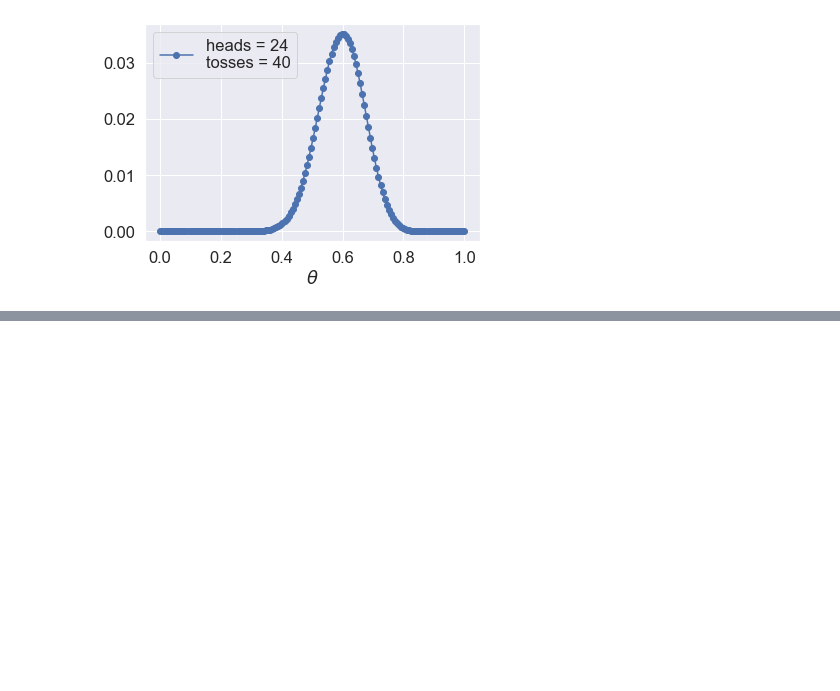
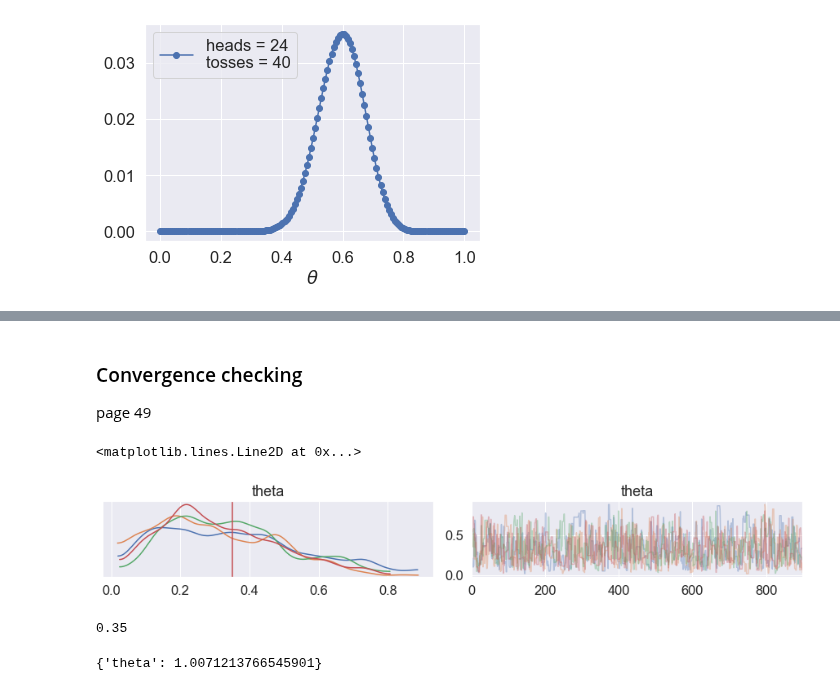
Before and after one commit to balarsen/pymc_learning, a Jupyter notebook: BayesianAnalysisWithPython/Coin Flip.ipynb, the cells around one changed output, grey strips where cells are left out. Drawn from its saved outputs; the diff is of its cells as text; code cells hidden in the pictures; blank space fills up the shorter version.

```diff
--- a/BayesianAnalysisWithPython/Coin Flip.ipynb
+++ b/BayesianAnalysisWithPython/Coin Flip.ipynb
@@ -103,0 +133,19 @@ plt.legend(loc=0)
+# %% [markdown]
+### Convergence checking
+page 49
+# %%
+burnin = 100
+chain = trace[burnin:]
+ax = pm.traceplot(chain, lines={'theta':theta_real});
+ax[0][0].axvline(theta_real, c='r')
+# %% [output]
+<matplotlib.lines.Line2D at 0x...>
+[figure, added]
+# %%
+theta_real
+# %% [output]
+0.35
+# %%
+pm.gelman_rubin(chain) # want < 1.1
+# %% [output]
+{'theta': 1.0071213766545901}
```
Also changed, not shown: parts of 35 cells of this notebook.
